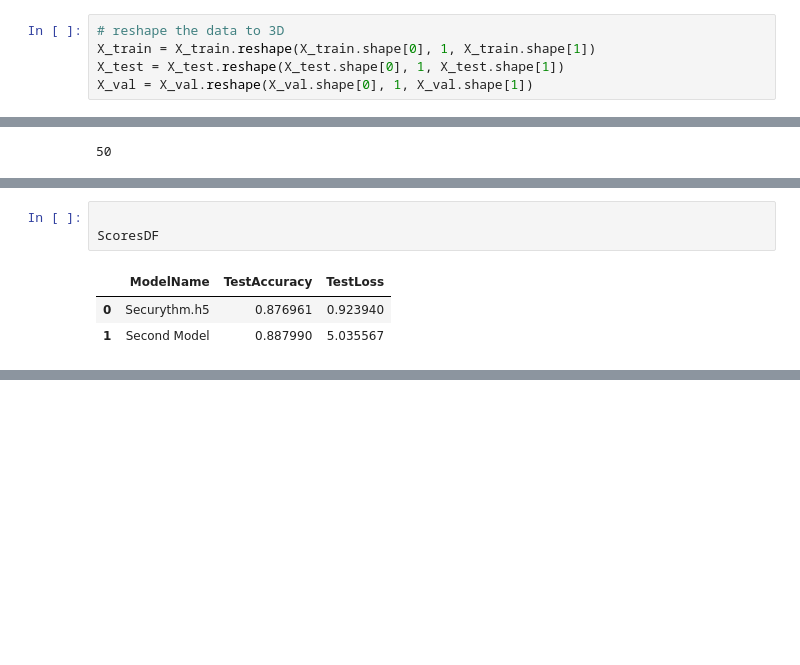
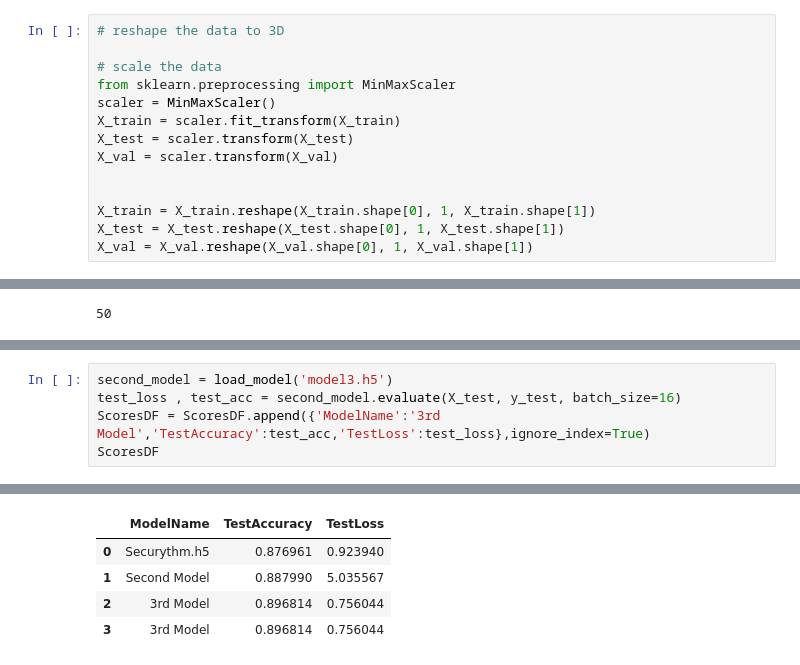
Before and after one commit to JoelPoah/KeystrokeBio, a Jupyter notebook: keystroke.ipynb, the cells around one changed output, grey strips where cells are left out. Cells and saved outputs as stored; diff of their text form; blank space fills up the shorter version.

```diff
--- a/keystroke.ipynb
+++ b/keystroke.ipynb
@@ -167,6 +298,15 @@ y_train
 array([46, 13, 42, ..., 46, 42, 40], dtype=int8)
 # %%
 # reshape the data to 3D
+
+# scale the data
+from sklearn.preprocessing import MinMaxScaler
+scaler = MinMaxScaler()
+X_train = scaler.fit_transform(X_train)
+X_test = scaler.transform(X_test)
+X_val = scaler.transform(X_val)
+
+
 X_train = X_train.reshape(X_train.shape[0], 1, X_train.shape[1])
 X_test = X_test.reshape(X_test.shape[0], 1, X_test.shape[1])
 X_val = X_val.reshape(X_val.shape[0], 1, X_val.shape[1])
@@ -304,7 +451,6 @@ WARNING:tensorflow:Model was constructed with shape (32, 1, 33) for input KerasT
-# %%
-
-ScoresDF
-# %% [output]
-|  | ModelName | TestAccuracy | TestLoss |
-| 0 | Securythm.h5 | 0.876961 | 0.923940 |
-| 1 | Second Model | 0.887990 | 5.035567 |
+# %%
+second_model = load_model('model3.h5')
+test_loss , test_acc = second_model.evaluate(X_test, y_test, batch_size=16)
+ScoresDF = ScoresDF.append({'ModelName':'3rd Model','TestAccuracy':test_acc,'TestLoss':test_loss},ignore_index=True)
+ScoresDF
+# %% [output]
@@ -310,0 +459,5 @@ ScoresDF
+|  | ModelName | TestAccuracy | TestLoss |
+| 0 | Securythm.h5 | 0.876961 | 0.923940 |
+| 1 | Second Model | 0.887990 | 5.035567 |
+| 2 | 3rd Model | 0.896814 | 0.756044 |
+| 3 | 3rd Model | 0.896814 | 0.756044 |
```
Also changed, not shown: parts of 28 cells of this notebook, 11 other files.
